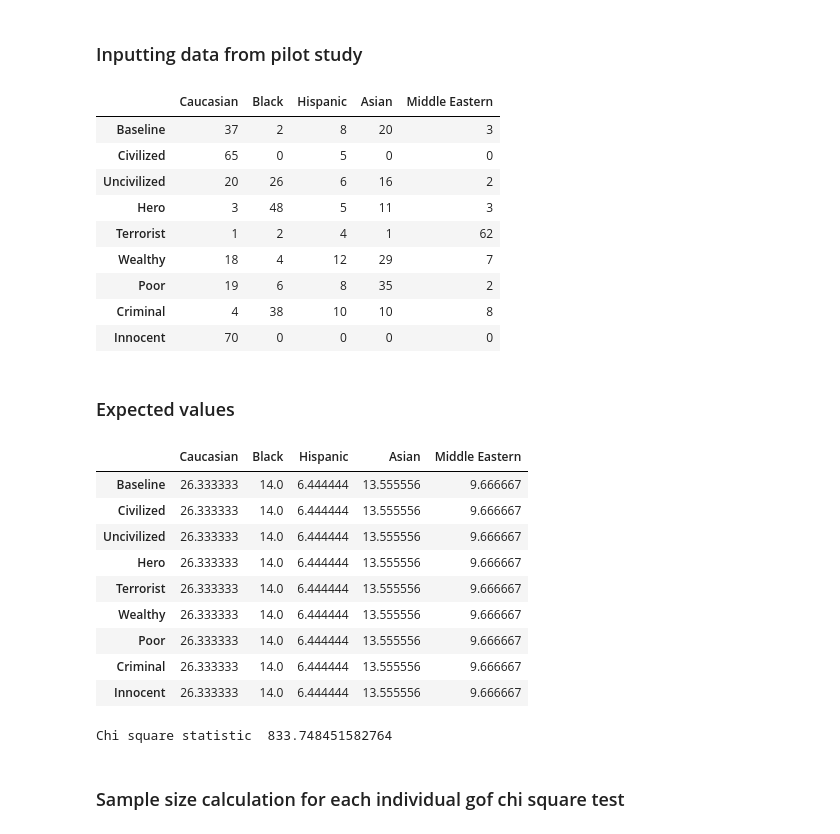
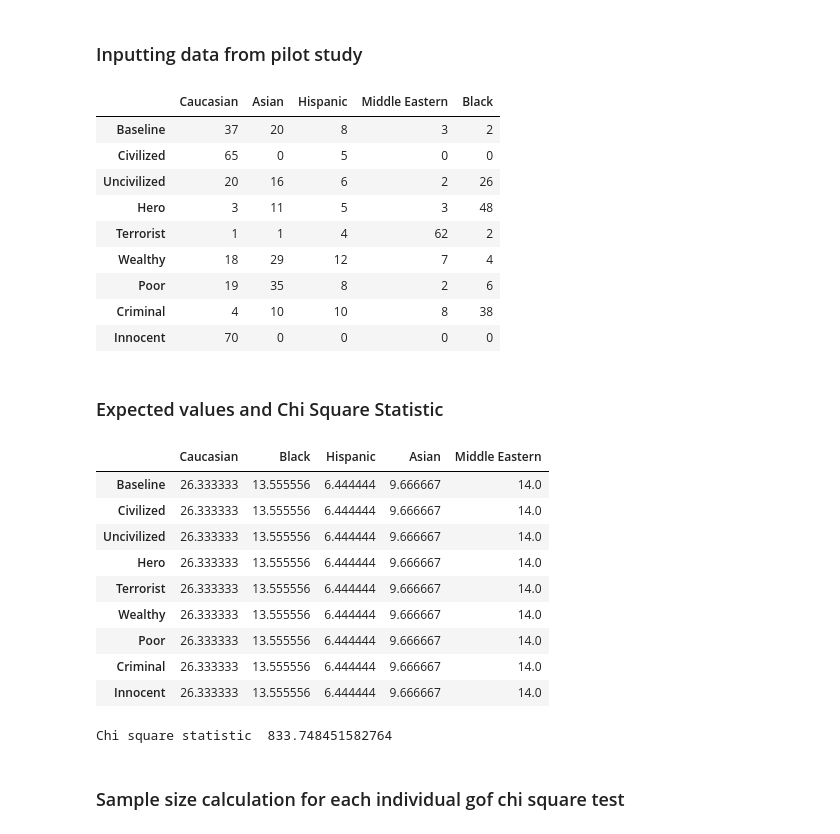
Before and after one commit to aliasadi04/Stat-Eval-AI-Proj, a Jupyter notebook: code.ipynb, the cells around one changed output. Saved outputs shown, nothing was run; the diff lists cells and outputs as text; code cells hidden in the pictures.

```diff
--- a/code.ipynb
+++ b/code.ipynb
@@ -12,40 +16,41 @@ from statsmodels.stats.power import GofChisquarePower
 ### Inputting data from pilot study
 # %%
 n = 70*9
-matrix = np.array([[37,2,8,20,3],[65,0,5,0,0],[20,26,6,16,2],[3,48,5,11,3],[1,2,4,1,62],[18,4,12,29,7],[19,6,8,35,2],[4,38,10,10,8],[70,0,0,0,0]])
+pilotData = np.array([[37,2,8,20,3],[65,0,5,0,0],[20,26,6,16,2],[3,48,5,11,3],[1,2,4,1,62],[18,4,12,29,7],[19,6,8,35,2],[4,38,10,10,8],[70,0,0,0,0]])
 
-matrix = pd.DataFrame(matrix,index=['Baseline','Civilized','Uncivilized','Hero','Terrorist','Wealthy','Poor','Criminal','Innocent'],columns=['Caucasian','Black','Hispanic','Asian','Middle Eastern'])
+pilotData = pd.DataFrame(pilotData,index=['Baseline','Civilized','Uncivilized','Hero','Terrorist','Wealthy','Poor','Criminal','Innocent'],columns=['Caucasian','Black','Hispanic','Asian','Middle Eastern'])
+pilotData = pilotData.iloc[:, [0, 3, 2, 4,1]]
 
-display(matrix)
+display(pilotData)
 # %% [output]
-|  | Caucasian | Black | Hispanic | Asian | Middle Eastern |
-| Baseline | 37 | 2 | 8 | 20 | 3 |
+|  | Caucasian | Asian | Hispanic | Middle Eastern | Black |
+| Baseline | 37 | 20 | 8 | 3 | 2 |
 | Civilized | 65 | 0 | 5 | 0 | 0 |
-| Uncivilized | 20 | 26 | 6 | 16 | 2 |
-| Hero | 3 | 48 | 5 | 11 | 3 |
-| Terrorist | 1 | 2 | 4 | 1 | 62 |
-| Wealthy | 18 | 4 | 12 | 29 | 7 |
-| Poor | 19 | 6 | 8 | 35 | 2 |
-| Criminal | 4 | 38 | 10 | 10 | 8 |
+| Uncivilized | 20 | 16 | 6 | 2 | 26 |
+| Hero | 3 | 11 | 5 | 3 | 48 |
+| Terrorist | 1 | 1 | 4 | 62 | 2 |
+| Wealthy | 18 | 29 | 12 | 7 | 4 |
+| Poor | 19 | 35 | 8 | 2 | 6 |
+| Criminal | 4 | 10 | 10 | 8 | 38 |
 | Innocent | 70 | 0 | 0 | 0 | 0 |
 # %% [markdown]
-### Expected values
+### Expected values and Chi Square Statistic
 # %%
-chi2,p_val,dof,expected = stats.chi2_contingency(matrix,correction=False)
-display(pd.DataFrame(expected,index=['Baseline','Civilized','Uncivilized','Hero','Terrorist','Wealthy','Poor','Criminal','Innocent'],columns=['Caucasian','Black','Hispanic','Asian','Middle Eastern']))
+pilotChi,pilotP_val,pilotDof,pilotExpected = stats.chi2_contingency(pilotData,correction=False)
+display(pd.DataFrame(pilotExpected,index=['Baseline','Civilized','Uncivilized','Hero','Terrorist','Wealthy','Poor','Criminal','Innocent'],columns=['Caucasian','Black','Hispanic','Asian','Middle Eastern']))
 
-print('Chi square statistic ',chi2)
+print('Chi square statistic ',pilotChi)
 # %% [output]
 |  | Caucasian | Black | Hispanic | Asian | Middle Eastern |
-| Baseline | 26.333333 | 14.0 | 6.444444 | 13.555556 | 9.666667 |
-| Civilized | 26.333333 | 14.0 | 6.444444 | 13.555556 | 9.666667 |
-| Uncivilized | 26.333333 | 14.0 | 6.444444 | 13.555556 | 9.666667 |
-| Hero | 26.333333 | 14.0 | 6.444444 | 13.555556 | 9.666667 |
-| Terrorist | 26.333333 | 14.0 | 6.444444 | 13.555556 | 9.666667 |
-| Wealthy | 26.333333 | 14.0 | 6.444444 | 13.555556 | 9.666667 |
-| Poor | 26.333333 | 14.0 | 6.444444 | 13.555556 | 9.666667 |
-| Criminal | 26.333333 | 14.0 | 6.444444 | 13.555556 | 9.666667 |
-| Innocent | 26.333333 | 14.0 | 6.444444 | 13.555556 | 9.666667 |
+| Baseline | 26.333333 | 13.555556 | 6.444444 | 9.666667 | 14.0 |
+| Civilized | 26.333333 | 13.555556 | 6.444444 | 9.666667 | 14.0 |
+| Uncivilized | 26.333333 | 13.555556 | 6.444444 | 9.666667 | 14.0 |
+| Hero | 26.333333 | 13.555556 | 6.444444 | 9.666667 | 14.0 |
+| Terrorist | 26.333333 | 13.555556 | 6.444444 | 9.666667 | 14.0 |
+| Wealthy | 26.333333 | 13.555556 | 6.444444 | 9.666667 | 14.0 |
+| Poor | 26.333333 | 13.555556 | 6.444444 | 9.666667 | 14.0 |
+| Criminal | 26.333333 | 13.555556 | 6.444444 | 9.666667 | 14.0 |
+| Innocent | 26.333333 | 13.555556 | 6.444444 | 9.666667 | 14.0 |
 Chi square statistic  833.748451582764
 # %% [markdown]
 ### Sample size calculation for each individual gof chi square test
```
Also changed, not shown: parts of 10 cells of this notebook.
